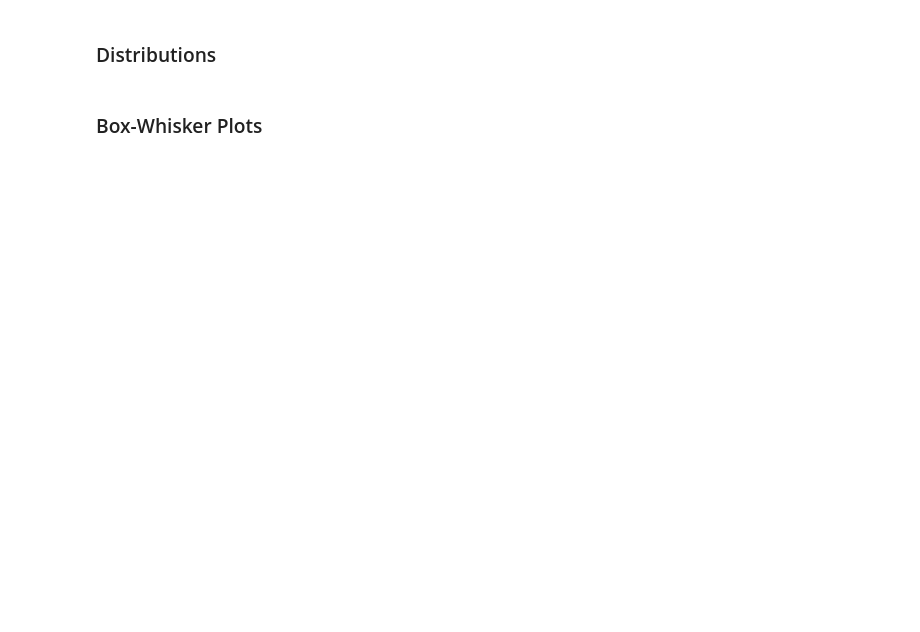
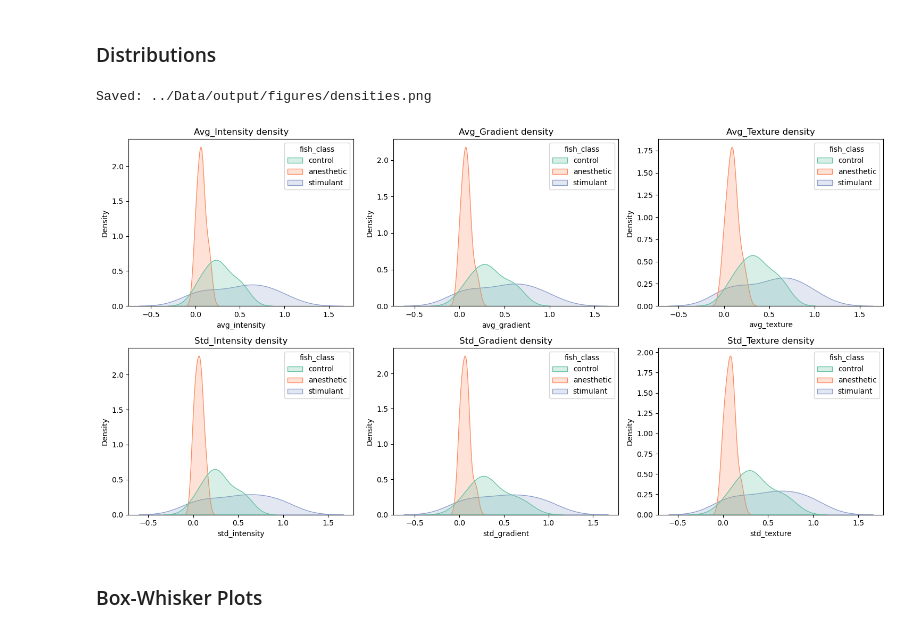
Before and after one commit to arlemoine/CMPS451_Project, a Jupyter notebook: Notebooks/adriean.ipynb, the cells around one changed output. Drawn from its saved outputs; the diff is of its cells as text; code cells hidden in the pictures; blank space fills up the shorter version.

```diff
--- a/Notebooks/adriean.ipynb
+++ b/Notebooks/adriean.ipynb
@@ -248,4 +361,9 @@ print(df_norm)
 # %% [markdown]
 ### Distributions
+# %%
+plot_kde_distributions(df_norm, feature_cols, output_figures_dir, class_column="fish_class")
+# %% [output]
+Saved: ../Data/output/figures/densities.png
+[figure, added]
 # %% [markdown]
 ### Box-Whisker Plots
```
Also changed, not shown: parts of 13 cells of this notebook, 5 other files.
